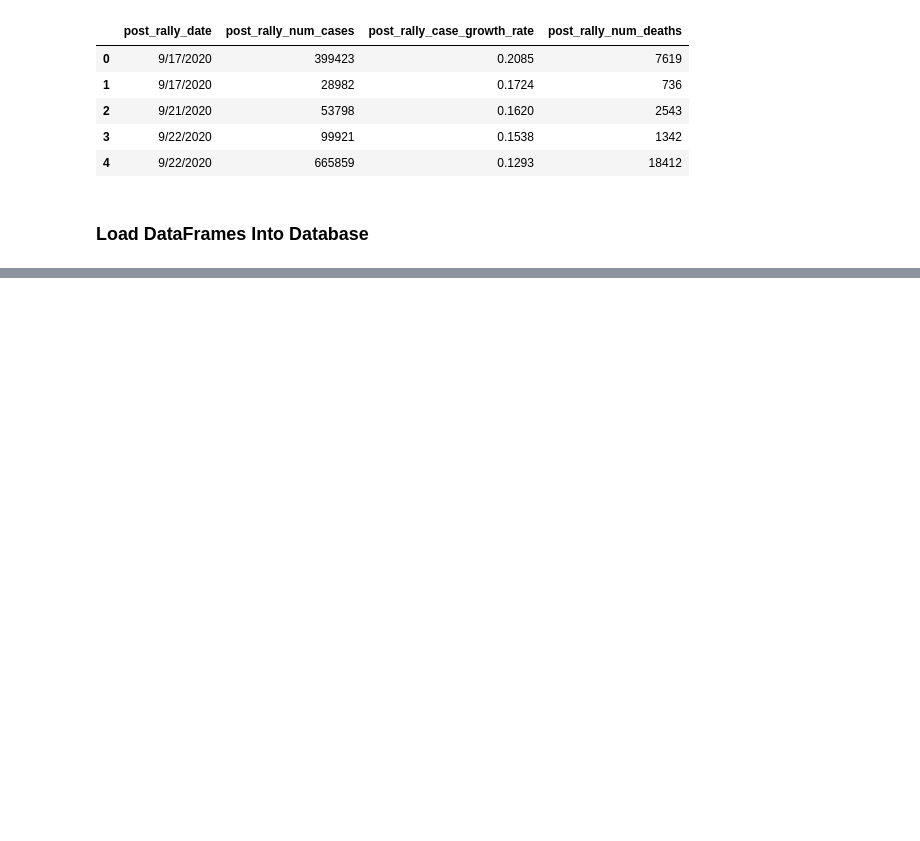
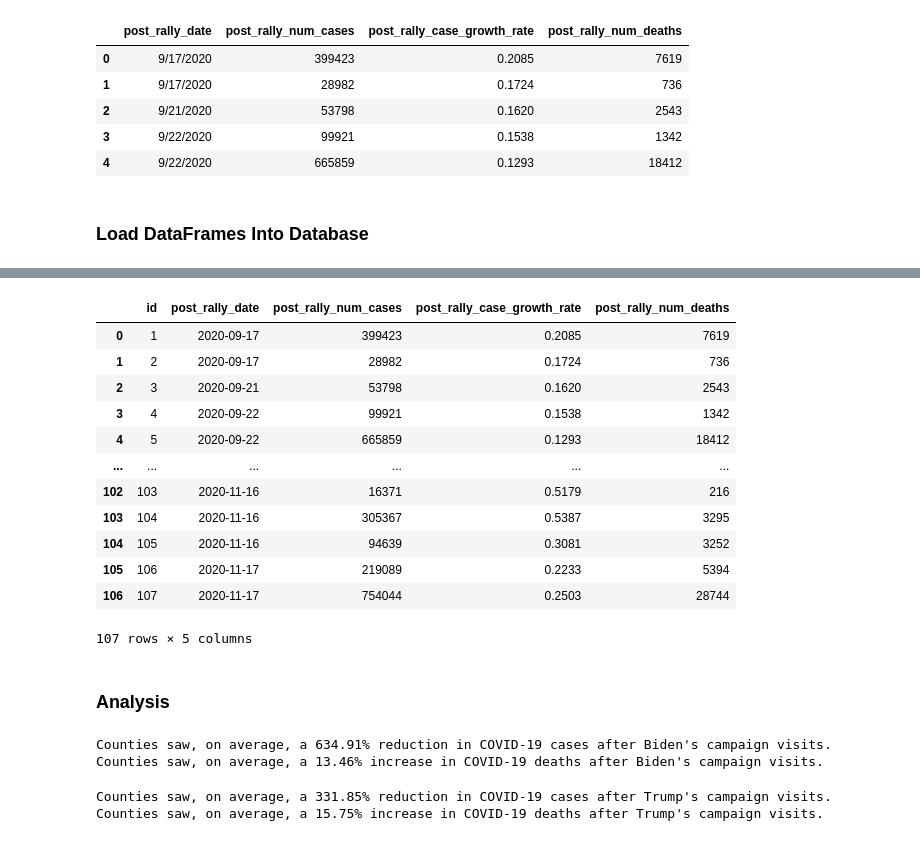
Before and after one commit to recneps2/ETL_project, a Jupyter notebook: load.ipynb, the cells around one changed output, grey strips where cells are left out. Cells and saved outputs as stored; diff of their text form; code cells hidden in the pictures; blank space fills up the shorter version.

Commit message:
Add analysis.

```diff
--- a/load.ipynb
+++ b/load.ipynb
@@ -197,0 +237,38 @@ rally_df.to_sql(name='rally', con=engine, if_exists='append', index=False)
+# %%
+pd.read_sql_query('SELECT * from post_rally_covid_stats', con=engine)
+# %% [output]
+|  | id | post_rally_date | post_rally_num_cases | post_rally_case_growth_rate | post_rally_num_deaths |
+| 0 | 1 | 2020-09-17 | 399423 | 0.2085 | 7619 |
+| 1 | 2 | 2020-09-17 | 28982 | 0.1724 | 736 |
+| 2 | 3 | 2020-09-21 | 53798 | 0.1620 | 2543 |
+| 3 | 4 | 2020-09-22 | 99921 | 0.1538 | 1342 |
+| 4 | 5 | 2020-09-22 | 665859 | 0.1293 | 18412 |
+| ... | ... | ... | ... | ... | ... |
+| 102 | 103 | 2020-11-16 | 16371 | 0.5179 | 216 |
+| 103 | 104 | 2020-11-16 | 305367 | 0.5387 | 3295 |
+| 104 | 105 | 2020-11-16 | 94639 | 0.3081 | 3252 |
+| 105 | 106 | 2020-11-17 | 219089 | 0.2233 | 5394 |
+| 106 | 107 | 2020-11-17 | 754044 | 0.2503 | 28744 |
+107 rows × 5 columns
+# %% [markdown]
+<h3>Analysis</h3>
+# %%
+df = pd.read_sql_query('SELECT * from rally WHERE candidate_id = 1', con=engine) # Biden
+
+print('Counties saw, on average, a {:.2%} reduction in COVID-19 cases after Biden\'s campaign visits.'
+      .format(df["case_growth_rate_change"].mean()*(-1)))
+print('Counties saw, on average, a {:.2%} increase in COVID-19 deaths after Biden\'s campaign visits.'
+      .format(df["death_growth_rate_change"].mean()))
+# %% [output]
+Counties saw, on average, a 634.91% reduction in COVID-19 cases after Biden's campaign visits.
+Counties saw, on average, a 13.46% increase in COVID-19 deaths after Biden's campaign visits.
+# %%
+df = pd.read_sql_query('SELECT * from rally WHERE candidate_id = 2', con=engine) # Trump
+
+print('Counties saw, on average, a {:.2%} reduction in COVID-19 cases after Trump\'s campaign visits.'
+      .format(df["case_growth_rate_change"].mean()*(-1)))
+print('Counties saw, on average, a {:.2%} increase in COVID-19 deaths after Trump\'s campaign visits.'
+      .format(df["death_growth_rate_change"].mean()))
+# %% [output]
+Counties saw, on average, a 331.85% reduction in COVID-19 cases after Trump's campaign visits.
+Counties saw, on average, a 15.75% increase in COVID-19 deaths after Trump's campaign visits.
```
Also changed, not shown: parts of 5 cells of this notebook.
